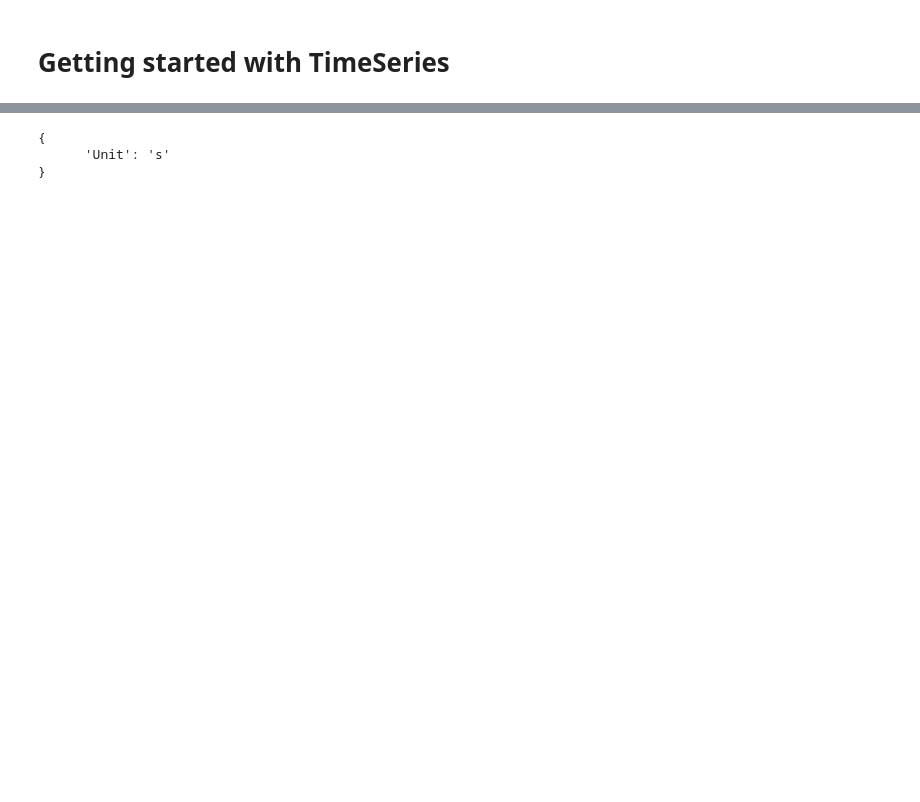
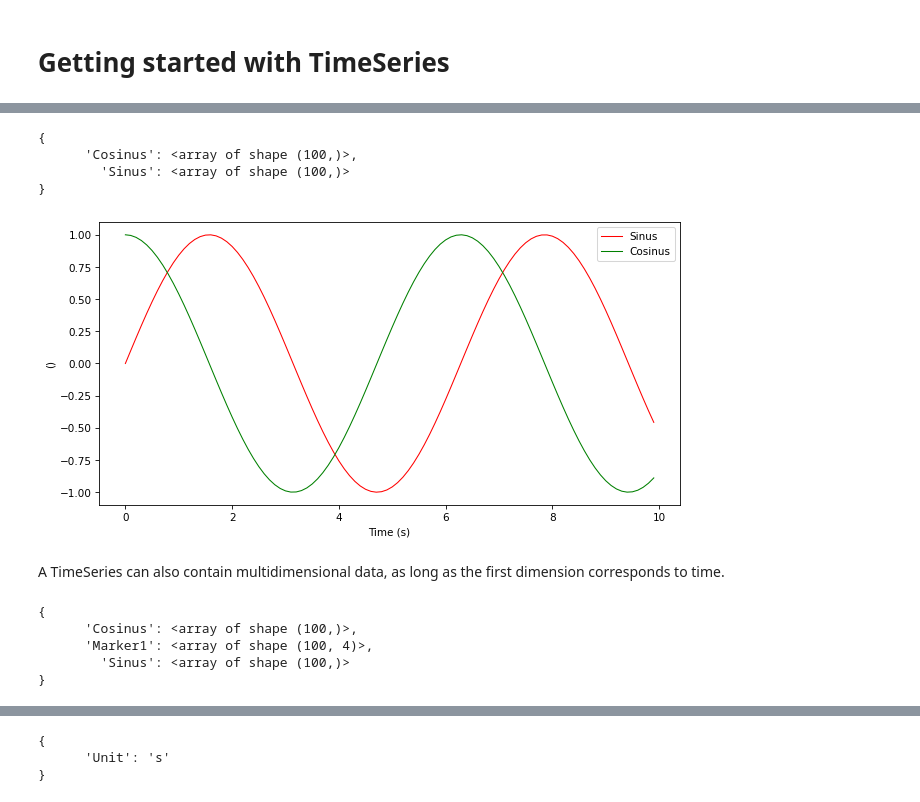
Before and after one commit to kineticstoolkit/kineticstoolkit, a Jupyter notebook: doc/timeseries.ipynb, the cells around one changed output, grey strips where cells are left out. Drawn from its saved outputs; the diff is of its cells as text; code cells hidden in the pictures; blank space fills up the shorter version.

```diff
--- a/doc/timeseries.ipynb
+++ b/doc/timeseries.ipynb
@@ -21,0 +56,32 @@ import numpy as np
+# %%
+ts.data['Cosinus'] = np.cos(ts.time)
+
+ts.data
+# %% [output]
+{
+      'Cosinus': <array of shape (100,)>,
+        'Sinus': <array of shape (100,)>
+}
+# %%
+ts.plot()
+# %% [output]
+[figure, added]
+# %% [markdown]
+A TimeSeries can also contain multidimensional data, as long as the first dimension corresponds to time.
+# %%
+ts.data['Marker1'] = np.empty((100, 4))
+
+# Simulate a moving marker
+np.random.seed(0)
+ts.data['Marker1'][:, 0] = np.cumsum(np.cumsum(0.01 * (np.random.rand(100) - 0.5)))  # x
+ts.data['Marker1'][:, 1] = np.cumsum(np.cumsum(0.01 * (np.random.rand(100) - 0.5)))  # y
+ts.data['Marker1'][:, 2] = np.cumsum(np.cumsum(0.01 * (np.random.rand(100) - 0.5)))  # z
+ts.data['Marker1'][:, 3] = 1                                                         # 1
+
+ts.data
+# %% [output]
+{
+      'Cosinus': <array of shape (100,)>,
+      'Marker1': <array of shape (100, 4)>,
+        'Sinus': <array of shape (100,)>
+}
```
Also changed, not shown: parts of 29 cells of this notebook, 58 other files.
